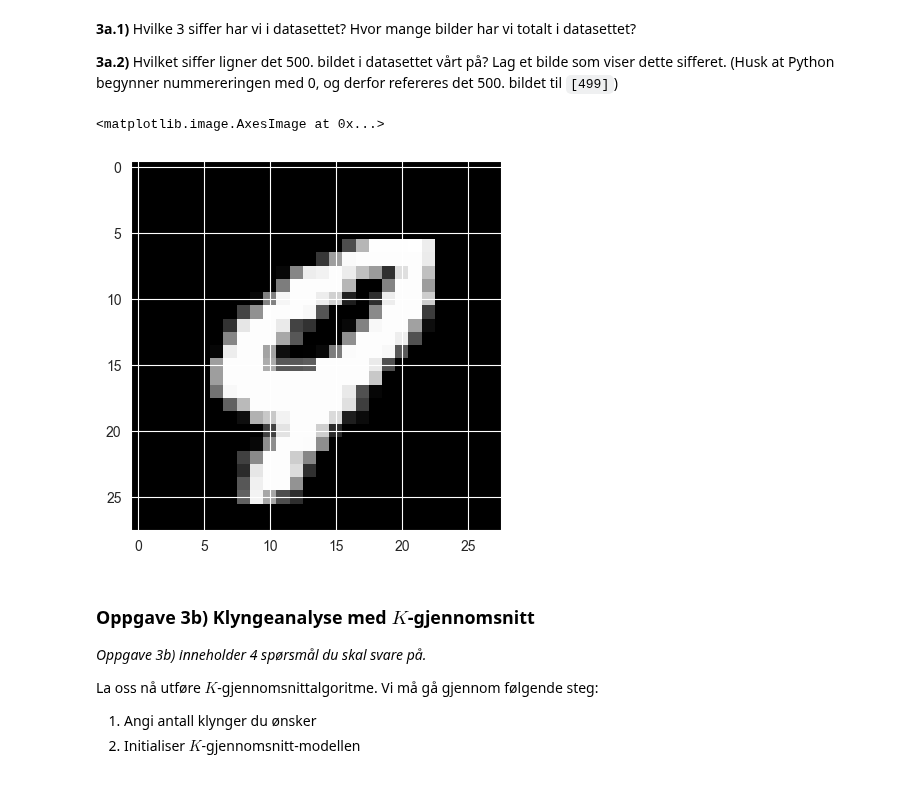
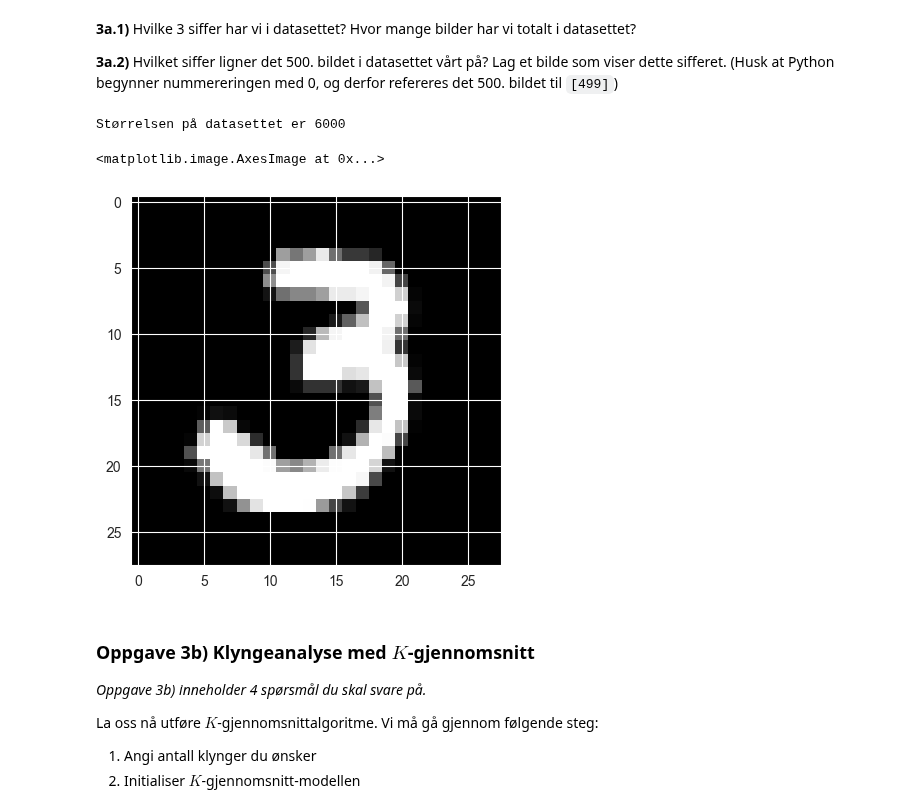
Before and after one commit to erikbjo/istg1003prosjekt, a Jupyter notebook: Oppgaver/oppg3.ipynb, the cells around one changed output. Cells and saved outputs as stored; diff of their text form; code cells hidden in the pictures.

```diff
--- a/Oppgaver/oppg3.ipynb
+++ b/Oppgaver/oppg3.ipynb
@@ -105,15 +105,18 @@ Det er ganske enkelt for oss mennesker å gjenkjenne disse individuelle sifferen
 # %%
 # her kan du lime inn og redigere kode for å plotte bildet
 # 3a.1)
 # Vi har 9, 3 og 8 i datasettet vårt.
+# finner størrelsen på datasettet
+print('Størrelsen på datasettet er', images.shape[0])
 
 # 3a.2)
 # Printer ut det 500. bildet
-plt.imshow(features[499], cmap = 'grey')
+plt.imshow(features[5999], cmap = 'grey')
 # Vi ser at det ligner på 9.
 # %% [output]
-<matplotlib.image.AxesImage at 0x...>
+Størrelsen på datasettet er 6000
+<matplotlib.image.AxesImage at 0x...>
-[figure, old version]
+[figure, new version]
 # %% [markdown]
 ### Oppgave 3b) Klyngeanalyse med $K$-gjennomsnitt<a name="oppgave3b"></a>
 
```
Also changed, not shown: parts of 7 cells of this notebook, 1 other file.
